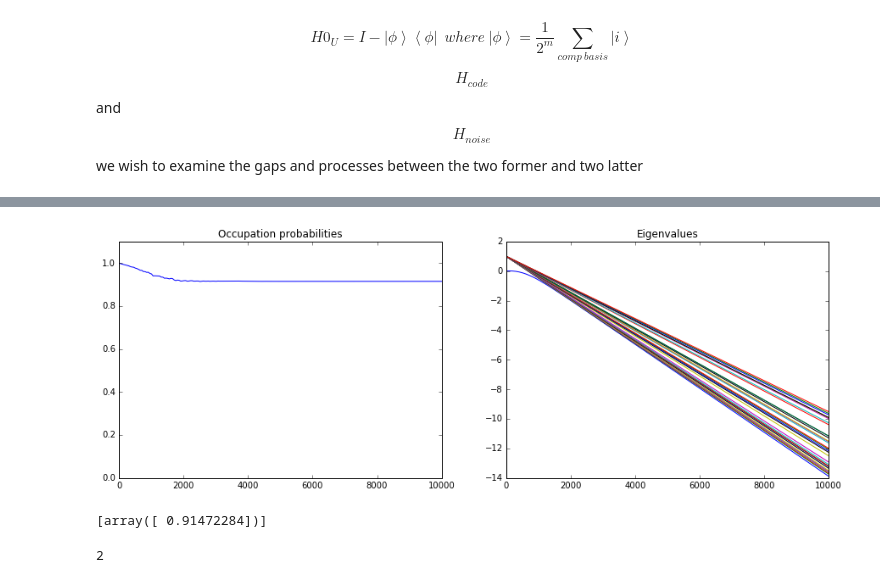
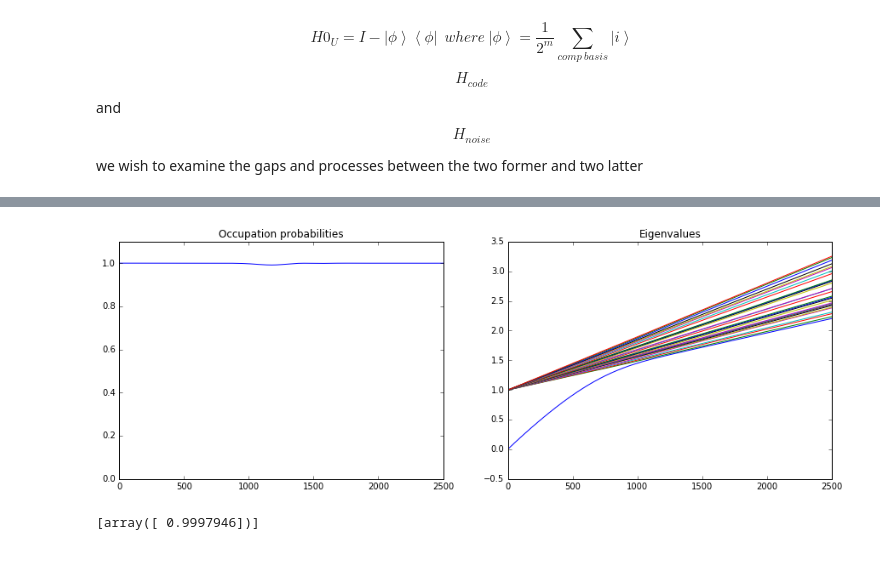
Before and after one commit to oryonatan/qutip, a Jupyter notebook: dorit/25..4.17_codesims.ipynb, the cells around one changed output, grey strips where cells are left out. Cells and saved outputs as stored; diff of their text form; code cells hidden in the pictures.

```diff
--- a/dorit/25..4.17_codesims.ipynb
+++ b/dorit/25..4.17_codesims.ipynb
@@ -32,7 +32,7 @@ uniform_m = hadamard_transform(m) * zero_m
 H0_U = LHT.proj_orth(uniform_m)
 # generate our code
 Hcode,code,min_weight = CH.generate_random_code_hamiltonian(n, m)
-Hnoise,min_weight_noised = CH.generate_noised_hamiltonian(code,np.sqrt(2**m))
+Hnoise,min_weight_noised = CH.generate_noised_hamiltonian(code,np.sqrt(m))
 # %% [markdown]
  There are four hamiltonians
  $$H0_{\sum-}= \sum_{i=0}^{i=m}\left|-\right>_i\left<-\right|_i$$
@@ -78,15 +117,11 @@ gap 0.000000 at s=0.000001
 # %%
-tlist = np.linspace(0,10000,200)
+tlist = np.linspace(0,2500,2000)
 psi_plus = hadamard_transform(m) * zero_m
 P_mat, eigvals_mat, psis= asim.sim_degenerate_adiabatic(tlist, H0_U, Hnoise,uniform_m,max_degen=2**n-1)
 LHT.plot_PandEV(P_mat, eigvals_mat, tlist)
 plt.show()
 P_mat[-1]
 # %% [output]
-[figure, old version]
+[figure, new version]
-[array([ 0.91472284])]
+[array([ 0.9997946])]
-# %%
-LHT.find_degeneracy(Hcode)
-# %% [output]
-2
 # %%
```
Also changed, not shown: parts of 22 cells of this notebook, 2 other files.
